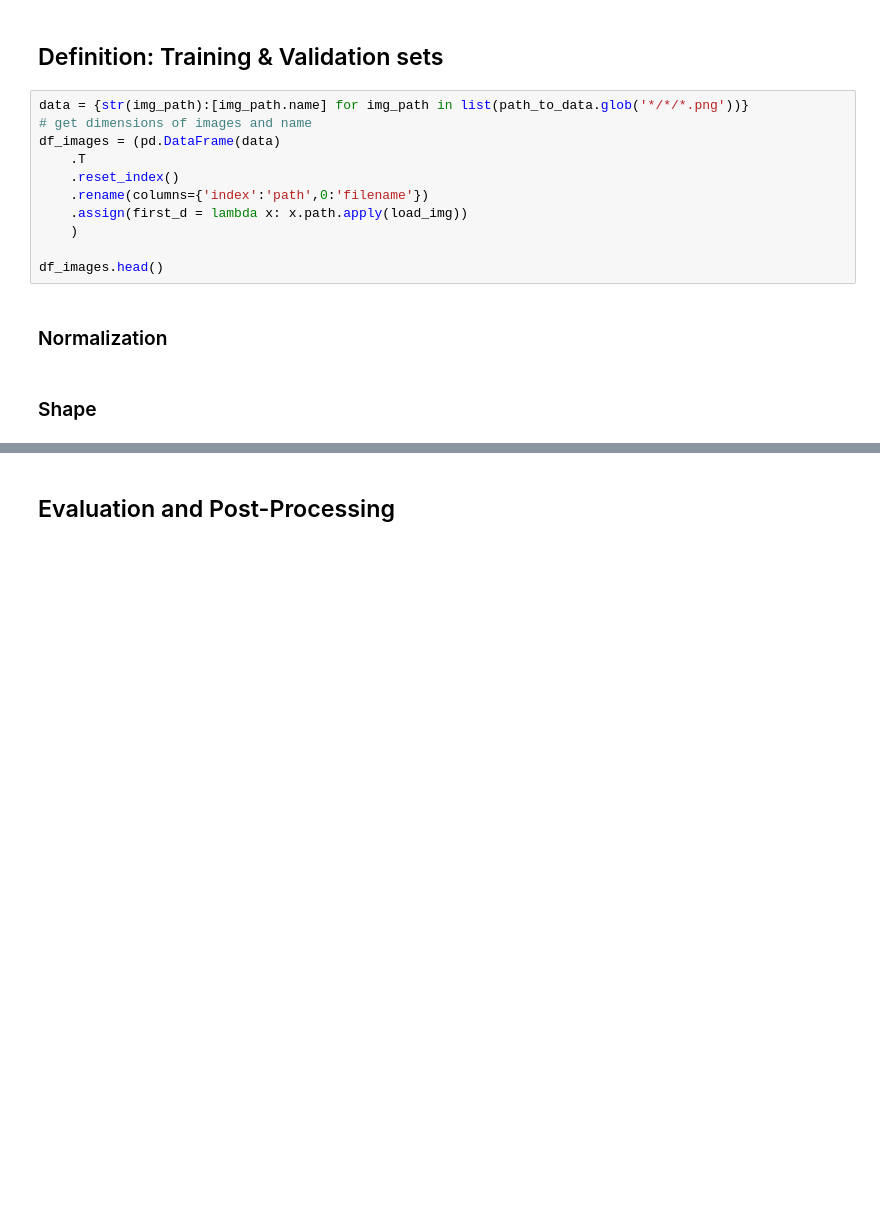
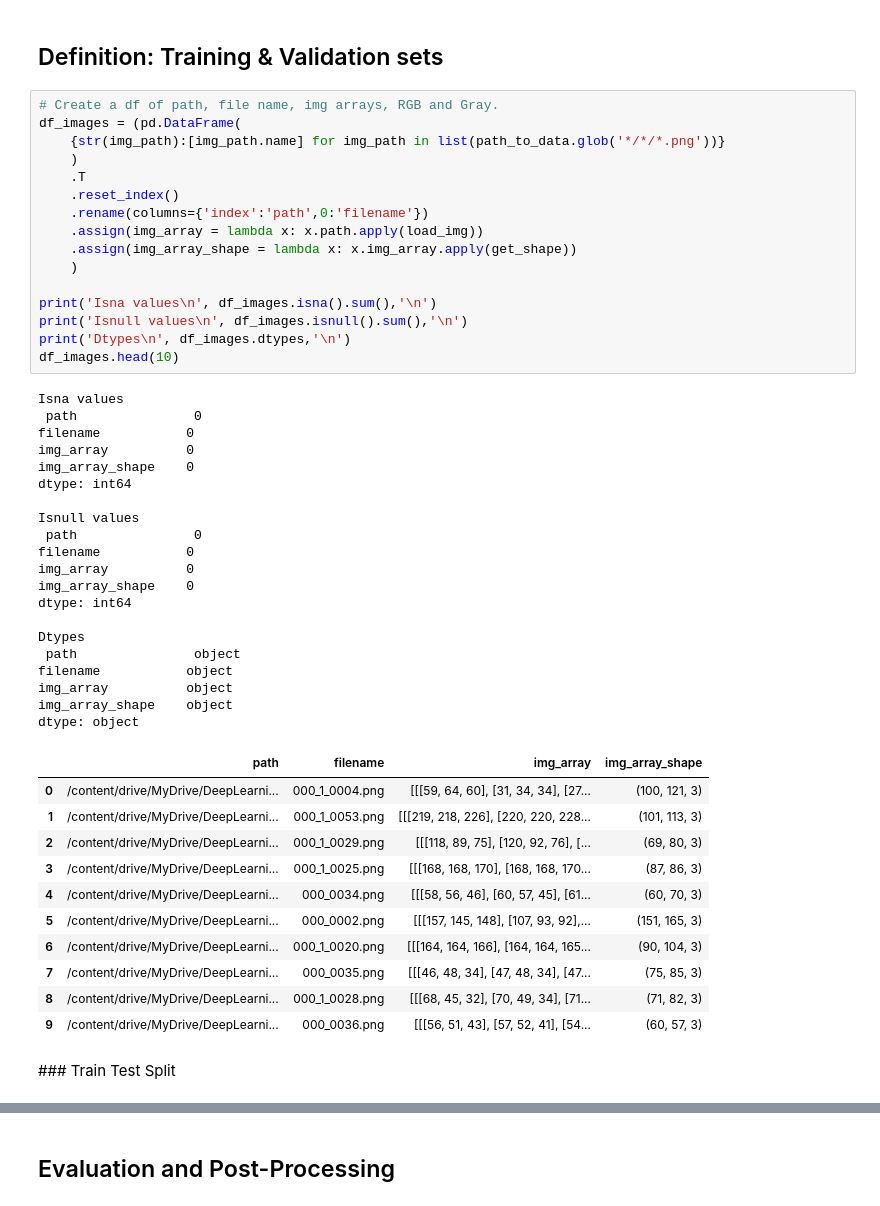
Before and after one commit to bernardo-cruz/DLV03_Project, a Jupyter notebook: traffic_sign_detection.ipynb, the cells around one changed output, grey strips where cells are left out. Drawn from its saved outputs; the diff is of its cells as text; blank space fills up the shorter version.

```diff
--- a/traffic_sign_detection.ipynb
+++ b/traffic_sign_detection.ipynb
@@ -329,17 +352,52 @@ Within the classes the number of images is not so well distributed.
 # %% [markdown]
 ## Definition: Training & Validation sets
 # %%
-data = {str(img_path):[img_path.name] for img_path in list(path_to_data.glob('*/*/*.png'))}
-# get dimensions of images and name
-df_images = (pd.DataFrame(data)
+# Create a df of path, file name, img arrays, RGB and Gray.
+df_images = (pd.DataFrame(
+    {str(img_path):[img_path.name] for img_path in list(path_to_data.glob('*/*/*.png'))}
+    )
     .T
     .reset_index()
     .rename(columns={'index':'path',0:'filename'})
-    .assign(first_d = lambda x: x.path.apply(load_img))
+    .assign(img_array = lambda x: x.path.apply(load_img))
+    .assign(img_array_shape = lambda x: x.img_array.apply(get_shape))
     )
 
-df_images.head()
+print('Isna values\n', df_images.isna().sum(),'\n')
+print('Isnull values\n', df_images.isnull().sum(),'\n')
+print('Dtypes\n', df_images.dtypes,'\n')
+df_images.head(10)
+# %% [output]
+Isna values
+ path               0
+filename           0
+img_array          0
+img_array_shape    0
+dtype: int64
+
+Isnull values
+ path               0
+filename           0
+img_array          0
+img_array_shape    0
+dtype: int64
+
+Dtypes
+ path               object
+filename           object
+img_array          object
+img_array_shape    object
+dtype: object
+|  | path | filename | img_array | img_array_shape |
+| 0 | /content/drive/MyDrive/DeepLearni... | 000_1_0004.png | [[[59, 64, 60], [31, 34, 34], [27... | (100, 121, 3) |
+| 1 | /content/drive/MyDrive/DeepLearni... | 000_1_0053.png | [[[219, 218, 226], [220, 220, 228... | (101, 113, 3) |
+| 2 | /content/drive/MyDrive/DeepLearni... | 000_1_0029.png | [[[118, 89, 75], [120, 92, 76], [... | (69, 80, 3) |
+| 3 | /content/drive/MyDrive/DeepLearni... | 000_1_0025.png | [[[168, 168, 170], [168, 168, 170... | (87, 86, 3) |
+| 4 | /content/drive/MyDrive/DeepLearni... | 000_0034.png | [[[58, 56, 46], [60, 57, 45], [61... | (60, 70, 3) |
+| 5 | /content/drive/MyDrive/DeepLearni... | 000_0002.png | [[[157, 145, 148], [107, 93, 92],... | (151, 165, 3) |
+| 6 | /content/drive/MyDrive/DeepLearni... | 000_1_0020.png | [[[164, 164, 166], [164, 164, 165... | (90, 104, 3) |
+| 7 | /content/drive/MyDrive/DeepLearni... | 000_0035.png | [[[46, 48, 34], [47, 48, 34], [47... | (75, 85, 3) |
+| 8 | /content/drive/MyDrive/DeepLearni... | 000_1_0028.png | [[[68, 45, 32], [70, 49, 34], [71... | (71, 82, 3) |
+| 9 | /content/drive/MyDrive/DeepLearni... | 000_0036.png | [[[56, 51, 43], [57, 52, 41], [54... | (60, 57, 3) |
-# %% [markdown]
-### Normalization
-# %% [markdown]
-### Shape
+# %% [markdown]
+### Train Test Split
```
Also changed, not shown: parts of 17 cells of this notebook, 1 other file.
